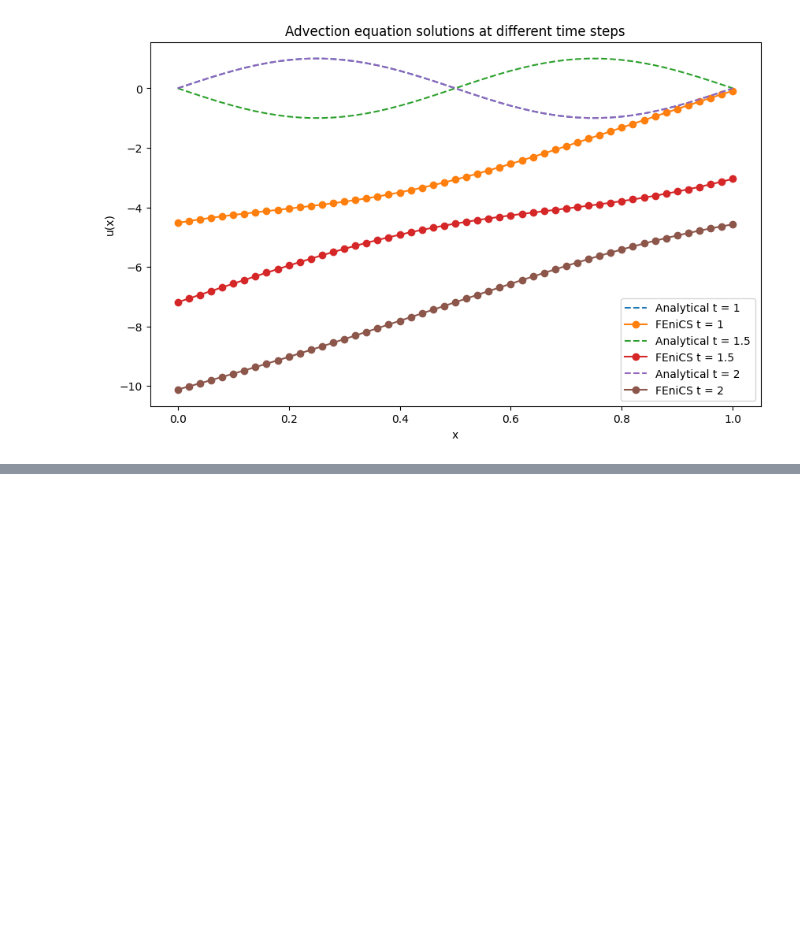
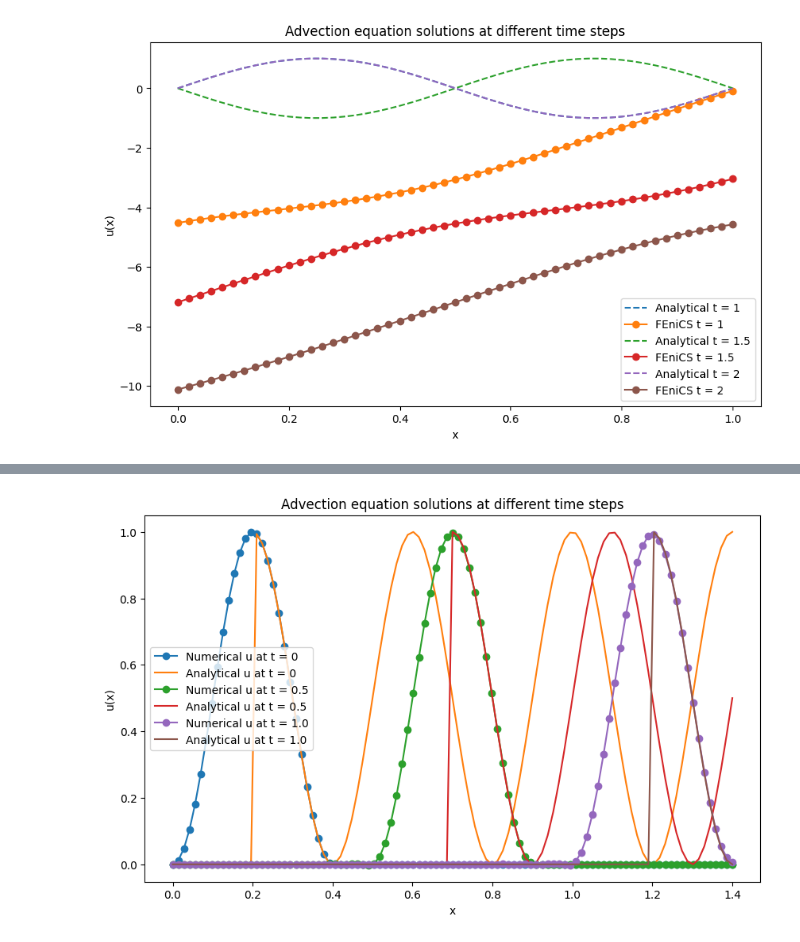
Before and after one commit to partha-sakha-paul/FEniCS_Landlab, a Jupyter notebook: Pure_Advection_1D_by_FEniCS.ipynb, the cells around one changed output, grey strips where cells are left out. Saved outputs shown, nothing was run; the diff lists cells and outputs as text; code cells hidden in the pictures; blank space fills up the shorter version.

```diff
--- a/Pure_Advection_1D_by_FEniCS.ipynb
+++ b/Pure_Advection_1D_by_FEniCS.ipynb
@@ -303,0 +604,91 @@ plt.show()
+# %%
+import numpy as np
+from mpi4py import MPI
+from dolfinx import mesh, fem
+from ufl import TrialFunction, TestFunction, inner, grad, dx
+from dolfinx.fem.petsc import LinearProblem
+from petsc4py import PETSc
+import matplotlib.pyplot as plt
+
+# Parameters
+T = 1.0  # Total simulation time
+dt = 0.0001  # Time step size
+num_steps = int(T / dt)  # Number of time steps
+c = 1.0  # Advection speed
+L = 1.4  # Domain length
+
+# Step 1: Create a 1D mesh on the interval [0, L] with 100 elements
+domain = mesh.create_interval(MPI.COMM_WORLD, 100, [0, L])
+
+# Step 2: Define function space (Lagrange elements of degree 1)
+V = fem.functionspace(domain, ("Lagrange", 1))
+
+# Step 3: Define initial condition
+u_n = fem.Function(V)
+def initial_condition(x):
+    values = np.zeros_like(x[0])
+    mask = x[0] < 0.4
+    values[mask] = 0.5 * (1 + np.cos(5 * np.pi * (x[0][mask] - 0.2)))
+    return values
+
+u_n.interpolate(initial_condition)
+
+# Step 4: Define trial and test functions
+u = TrialFunction(V)
+v = TestFunction(V)
+
+# Step 5: Weak form for the advection equation using backward Euler method
+a = inner(u, v) * dx + dt * c * inner(grad(u)[0], v) * dx
+L = inner(u_n, v) * dx
+
+# Step 6: Define Dirichlet boundary condition u(0,t) = 0
+def boundary_left(x):
+    return np.isclose(x[0], 0.0)  # Mark the boundary at x=0
+
+u_D = fem.Function(V)  # Dirichlet condition is zero
+bc = fem.dirichletbc(u_D, fem.locate_dofs_geometrical(V, boundary_left))
+
+# Step 7: Time-stepping loop
+u_new = fem.Function(V)  # Solution at the new time step
+problem = LinearProblem(a, L, bcs=[bc])  # Apply the boundary condition
+
+# Store solutions for desired time steps
+times_to_store = [0, 0.5, 1.0]  # Times to store solutions
+stored_solutions = {}
+
+for n in range(num_steps + 1):
+    # Solve the linear system for u at the new time step
+    u_new = problem.solve()
+
+    # Update the solution for the next time step
+    u_n.x.array[:] = u_new.x.array[:]
+
+    # Store solution at specific times
+    current_time = n * dt
+    if np.isclose(current_time, 0.0) or np.isclose(current_time, 0.5) or np.isclose(current_time, 1.0):
+        stored_solutions[current_time] = u_n.x.array.copy()
+
+# Step 8: Plot numerical solutions at different time steps
+mesh_points = V.tabulate_dof_coordinates()[:, 0]
+
+plt.figure(figsize=(10, 6))
+for time in times_to_store:
+    # FEniCS solution stored at this time step
+    u_fenics = stored_solutions[time]
+    plt.plot(mesh_points, u_fenics, marker = 'o', label=f"Numerical u at t = {time}")
+
+    # Analytical solution at this time step
+    u_analytical = np.zeros_like(mesh_points)  # array u_analytical has same shape as mesh_points, values are initialized to zeros.
+    for i, x in enumerate(mesh_points):
+        if x >= c * time + 0.2:  # For x >= ct, apply the cosine initial condition
+            u_analytical[i] = 0.5 * (1 + np.cos(5 * np.pi * (x - c * time - 0.2)))
+    plt.plot(mesh_points, u_analytical, linestyle="solid", label=f"Analytical u at t = {time}")
+
+# Final plot configurations
+plt.legend()
+plt.xlabel("x")
+plt.ylabel("u(x)")
+plt.title(f"Advection equation solutions at different time steps")
+plt.show()
+# %% [output]
+[figure, added]
```
Also changed, not shown: parts of 10 cells of this notebook.
